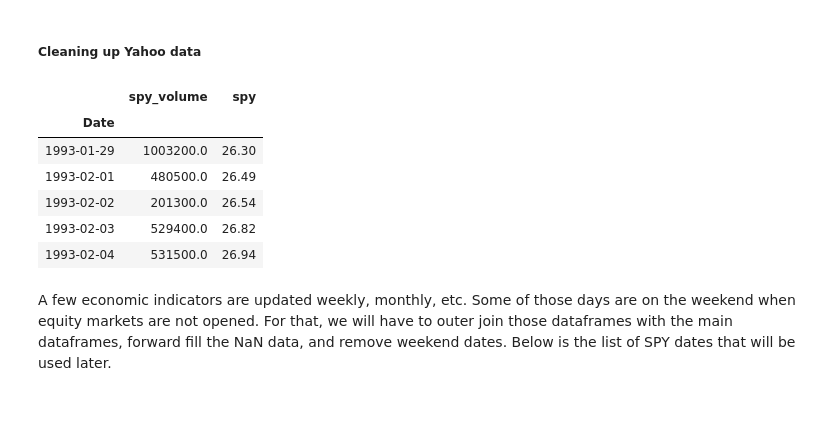
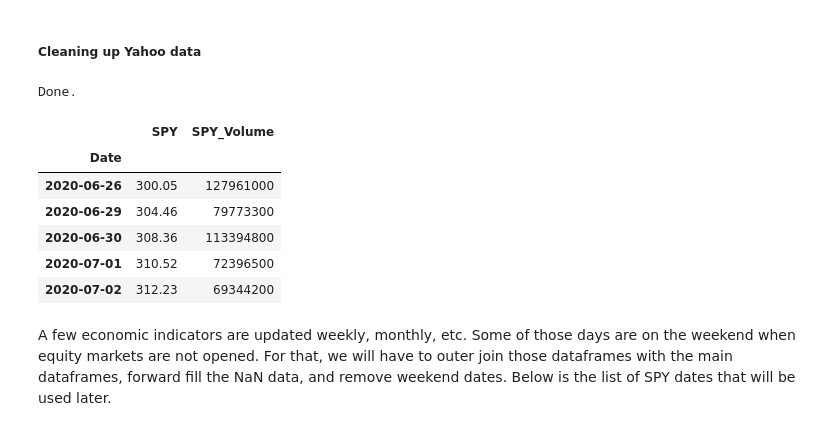
Before and after one commit to terrill11/spy_trend, a Jupyter notebook: models/spy_trend_xgboost2.ipynb, the cells around one changed output. Drawn from its saved outputs; the diff is of its cells as text; code cells hidden in the pictures.

```diff
--- a/models/spy_trend_xgboost2.ipynb
+++ b/models/spy_trend_xgboost2.ipynb
@@ -7,33 +9,41 @@ from datetime import timedelta
 from matplotlib import pyplot as plt
 from pylab import rcParams
 %matplotlib inline
+# %%
+with open(f'/Users/terrill/Documents/work/stuff/spy_trend/sql_server_info_equities.txt', 'r') as f:
+    line = f.readline().split(',')
+name, user, password = line[0], line[3], line[4]
+
+sqlalchemy.create_engine(f'mssql+pyodbc://{user}:{password}@{name}')
+%load_ext sql
+%sql mssql+pyodbc://$user:$password@$name
+%config SqlMagic.displaycon = False
 # %% [markdown]
 <h5>Cleaning up Yahoo data</h5>
 # %%
-def clean_yahoo_df(path):
-    ticker = path.split('/')[-1].split('.')[0]
-    df = pd.read_csv(path)
-
-    df.drop(['High','Low','Open','Close'], axis=1, inplace=True)
-    df['Adj Close'] = df['Adj Close'].round(2)
+def clean_yahoo_df(df, ticker):
+    df.drop(['HighPrice','LowPrice','OpenPrice'], axis=1, inplace=True)
+    df = df.astype({'ClosePrice': 'float'})
+    df['ClosePrice'] = df['ClosePrice'].round(2)
     #df['Volume'] = df['Volume'].astype('int32')
-    df.rename(columns={'Volume': f'{ticker}_volume', 'Adj Close': ticker}, inplace=True)
+    df.rename(columns={'Volume': f'{ticker}_Volume', 'ClosePrice': ticker}, inplace=True)
     df.set_index('Date', inplace=True)
 
     return df
-
-path = '/Users/terrill/OneDrive/Documents/work/projects/spy'
-# %%
-main_df = clean_yahoo_df(f'{path}/final_dfs/spy.csv')
-main_df.head()
-# %% [output]
-|  | spy_volume | spy |
-| Date |  |  |
-| 1993-01-29 | 1003200.0 | 26.30 |
-| 1993-02-01 | 480500.0 | 26.49 |
-| 1993-02-02 | 201300.0 | 26.54 |
-| 1993-02-03 | 529400.0 | 26.82 |
-| 1993-02-04 | 531500.0 | 26.94 |
+# %%
+main_df = %sql select * from equities.dbo.spy order by date
+
+main_df = clean_yahoo_df(main_df.DataFrame(), 'SPY')
+main_df.tail()
+# %% [output]
+Done.
+|  | SPY | SPY_Volume |
+| Date |  |  |
+| 2020-06-26 | 300.05 | 127961000 |
+| 2020-06-29 | 304.46 | 79773300 |
+| 2020-06-30 | 308.36 | 113394800 |
+| 2020-07-01 | 310.52 | 72396500 |
+| 2020-07-02 | 312.23 | 69344200 |
 # %% [markdown]
 A few economic indicators are updated weekly, monthly, etc. Some of those days are on the weekend when equity markets are not opened. For that, we will have to outer join those dataframes with the main dataframes, forward fill the NaN data, and remove weekend dates. Below is the list of SPY dates that will be used later.
 # %%
```
Also changed, not shown: parts of 10 cells of this notebook.
